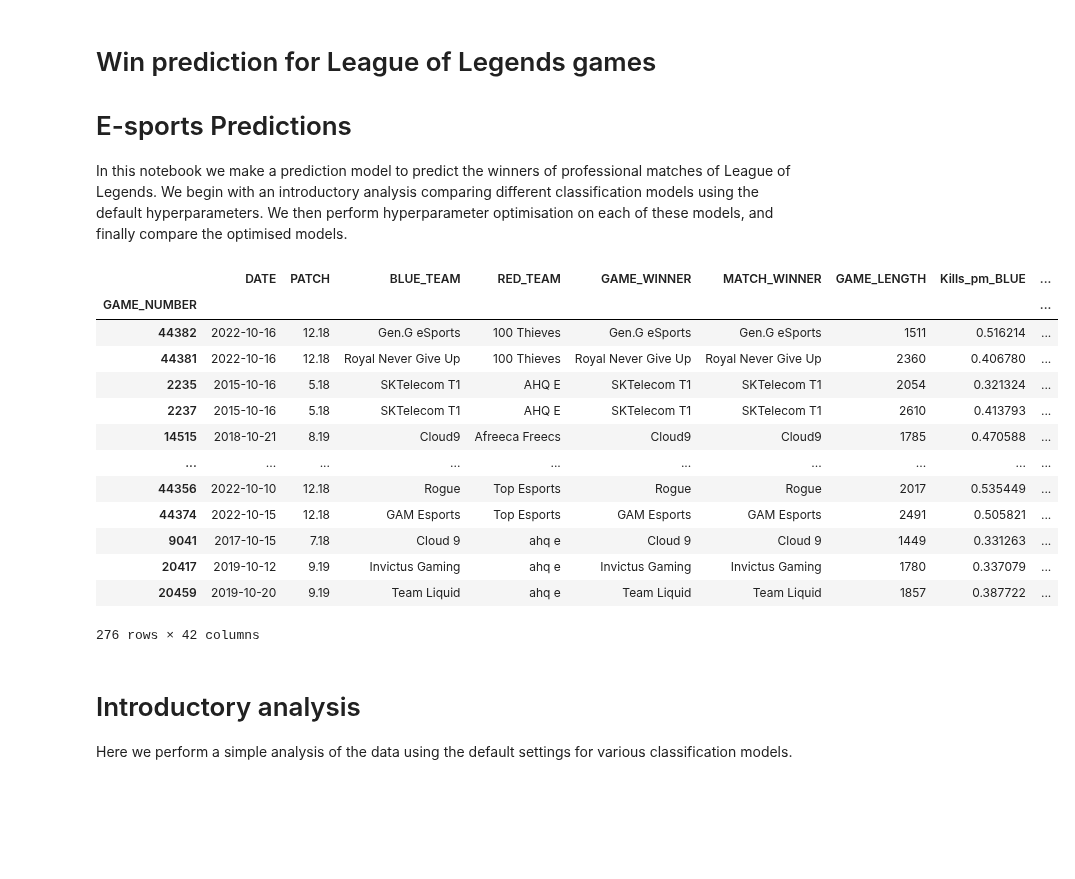
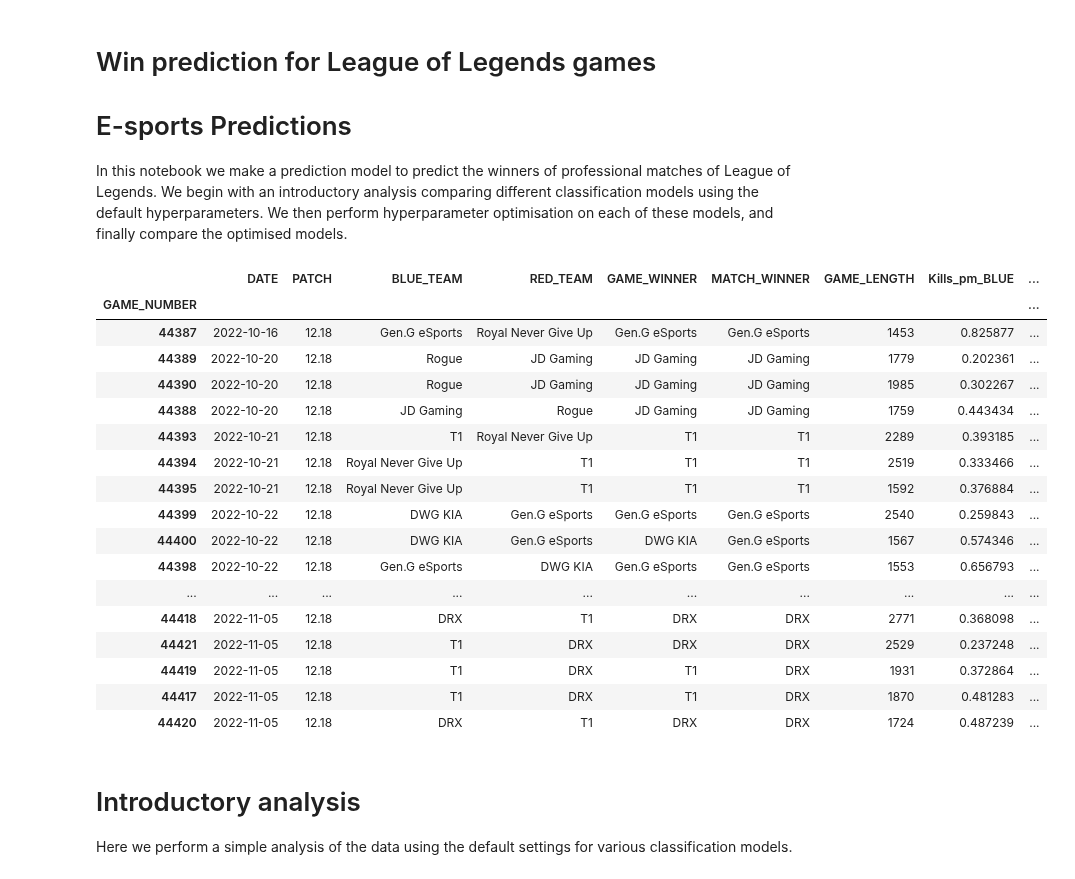
Before and after one commit to Mark-Bugden/League-of-Legends-Win-Prediction, a Jupyter notebook: src/ProPlay_prediction.ipynb, the cells around one changed output. Saved outputs shown, nothing was run; the diff lists cells and outputs as text; code cells hidden in the pictures; blank space fills up the shorter version.

```diff
--- a/src/ProPlay_prediction.ipynb
+++ b/src/ProPlay_prediction.ipynb
@@ -32,22 +33,26 @@ pd.set_option('display.max_rows', 40)
 with open('../Preprocessing/ProPlay/processed_games.pkl', 'rb') as f:
     game_data = pickle.load(f)
 # %%
-game_data
+game_data.sort_values('DATE').tail(30)
 # %% [output]
 |  | DATE | PATCH | BLUE_TEAM | RED_TEAM | GAME_WINNER | MATCH_WINNER | GAME_LENGTH | Kills_pm_BLUE | ... |
 | GAME_NUMBER |  |  |  |  |  |  |  |  | ... |
-| 44382 | 2022-10-16 | 12.18 | Gen.G eSports | 100 Thieves | Gen.G eSports | Gen.G eSports | 1511 | 0.516214 | ... |
-| 44381 | 2022-10-16 | 12.18 | Royal Never Give Up | 100 Thieves | Royal Never Give Up | Royal Never Give Up | 2360 | 0.406780 | ... |
-| 2235 | 2015-10-16 | 5.18 | SKTelecom T1 | AHQ E | SKTelecom T1 | SKTelecom T1 | 2054 | 0.321324 | ... |
-| 2237 | 2015-10-16 | 5.18 | SKTelecom T1 | AHQ E | SKTelecom T1 | SKTelecom T1 | 2610 | 0.413793 | ... |
-| 14515 | 2018-10-21 | 8.19 | Cloud9 | Afreeca Freecs | Cloud9 | Cloud9 | 1785 | 0.470588 | ... |
+| 44387 | 2022-10-16 | 12.18 | Gen.G eSports | Royal Never Give Up | Gen.G eSports | Gen.G eSports | 1453 | 0.825877 | ... |
+| 44389 | 2022-10-20 | 12.18 | Rogue | JD Gaming | JD Gaming | JD Gaming | 1779 | 0.202361 | ... |
+| 44390 | 2022-10-20 | 12.18 | Rogue | JD Gaming | JD Gaming | JD Gaming | 1985 | 0.302267 | ... |
+| 44388 | 2022-10-20 | 12.18 | JD Gaming | Rogue | JD Gaming | JD Gaming | 1759 | 0.443434 | ... |
+| 44393 | 2022-10-21 | 12.18 | T1 | Royal Never Give Up | T1 | T1 | 2289 | 0.393185 | ... |
+| 44394 | 2022-10-21 | 12.18 | Royal Never Give Up | T1 | T1 | T1 | 2519 | 0.333466 | ... |
+| 44395 | 2022-10-21 | 12.18 | Royal Never Give Up | T1 | T1 | T1 | 1592 | 0.376884 | ... |
+| 44399 | 2022-10-22 | 12.18 | DWG KIA | Gen.G eSports | Gen.G eSports | Gen.G eSports | 2540 | 0.259843 | ... |
+| 44400 | 2022-10-22 | 12.18 | DWG KIA | Gen.G eSports | DWG KIA | Gen.G eSports | 1567 | 0.574346 | ... |
+| 44398 | 2022-10-22 | 12.18 | Gen.G eSports | DWG KIA | Gen.G eSports | Gen.G eSports | 1553 | 0.656793 | ... |
 | ... | ... | ... | ... | ... | ... | ... | ... | ... | ... |
-| 44356 | 2022-10-10 | 12.18 | Rogue | Top Esports | Rogue | Rogue | 2017 | 0.535449 | ... |
-| 44374 | 2022-10-15 | 12.18 | GAM Esports | Top Esports | GAM Esports | GAM Esports | 2491 | 0.505821 | ... |
-| 9041 | 2017-10-15 | 7.18 | Cloud 9 | ahq e | Cloud 9 | Cloud 9 | 1449 | 0.331263 | ... |
-| 20417 | 2019-10-12 | 9.19 | Invictus Gaming | ahq e | Invictus Gaming | Invictus Gaming | 1780 | 0.337079 | ... |
-| 20459 | 2019-10-20 | 9.19 | Team Liquid | ahq e | Team Liquid | Team Liquid | 1857 | 0.387722 | ... |
+| 44418 | 2022-11-05 | 12.18 | DRX | T1 | DRX | DRX | 2771 | 0.368098 | ... |
+| 44421 | 2022-11-05 | 12.18 | T1 | DRX | DRX | DRX | 2529 | 0.237248 | ... |
+| 44419 | 2022-11-05 | 12.18 | T1 | DRX | T1 | DRX | 1931 | 0.372864 | ... |
+| 44417 | 2022-11-05 | 12.18 | T1 | DRX | T1 | DRX | 1870 | 0.481283 | ... |
+| 44420 | 2022-11-05 | 12.18 | DRX | T1 | DRX | DRX | 1724 | 0.487239 | ... |
-276 rows × 42 columns
 # %% [markdown]
 # Introductory analysis
 
```
Also changed, not shown: parts of 11 cells of this notebook, 2 other files.
